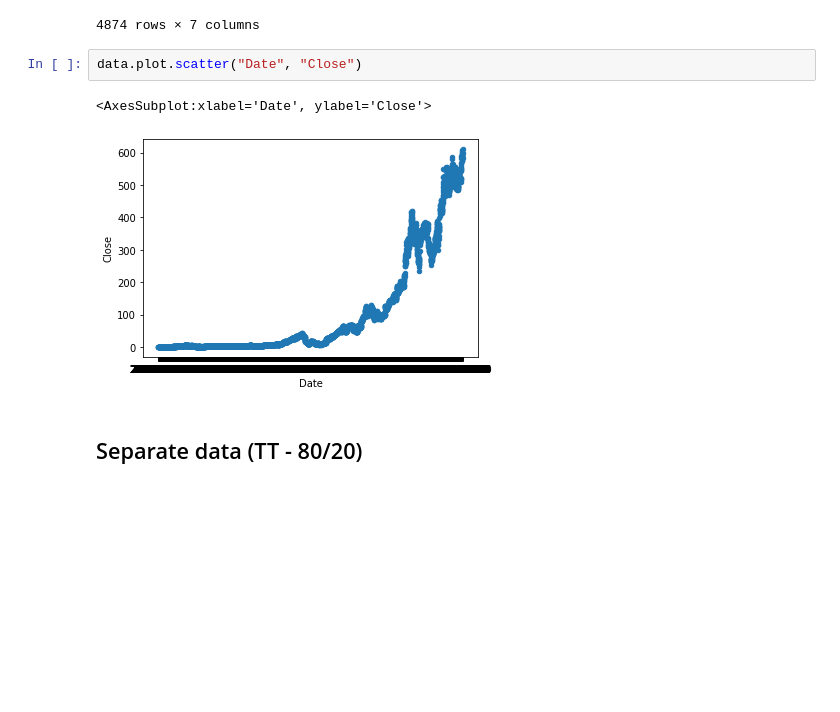
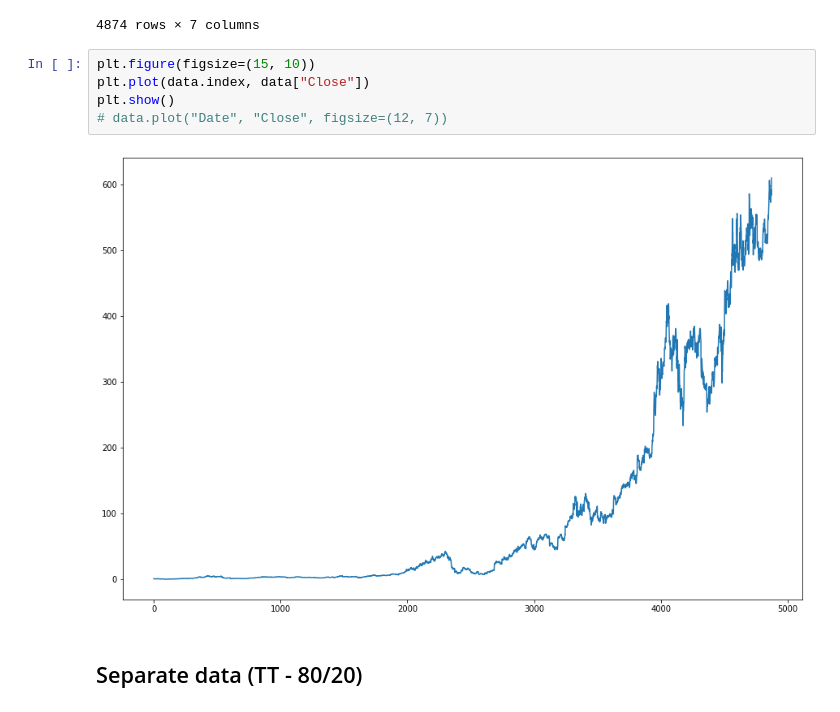
Before and after one commit to tfernandes14/ASTP-Project, a Jupyter notebook: Projeto.ipynb, the cells around one changed output. Drawn from its saved outputs; the diff is of its cells as text; blank space fills up the shorter version.

```diff
--- a/Projeto.ipynb
+++ b/Projeto.ipynb
@@ -22,10 +22,12 @@ display(data)
 | 4873 | 2021-09-30 | 608.049988 | 619.000000 | 608.049988 | 610.340027 | 610.340027 | 6612600 |
 4874 rows × 7 columns
 # %%
-data.plot.scatter("Date", "Close")
+plt.figure(figsize=(15, 10))
+plt.plot(data.index, data["Close"])
+plt.show()
+# data.plot("Date", "Close", figsize=(12, 7))
 # %% [output]
-<AxesSubplot:xlabel='Date', ylabel='Close'>
-[figure, old version]
+[figure, new version]
 # %% [markdown]
 ## Separate data (TT - 80/20)
 # %%
```
Also changed, not shown: parts of 8 cells of this notebook.
